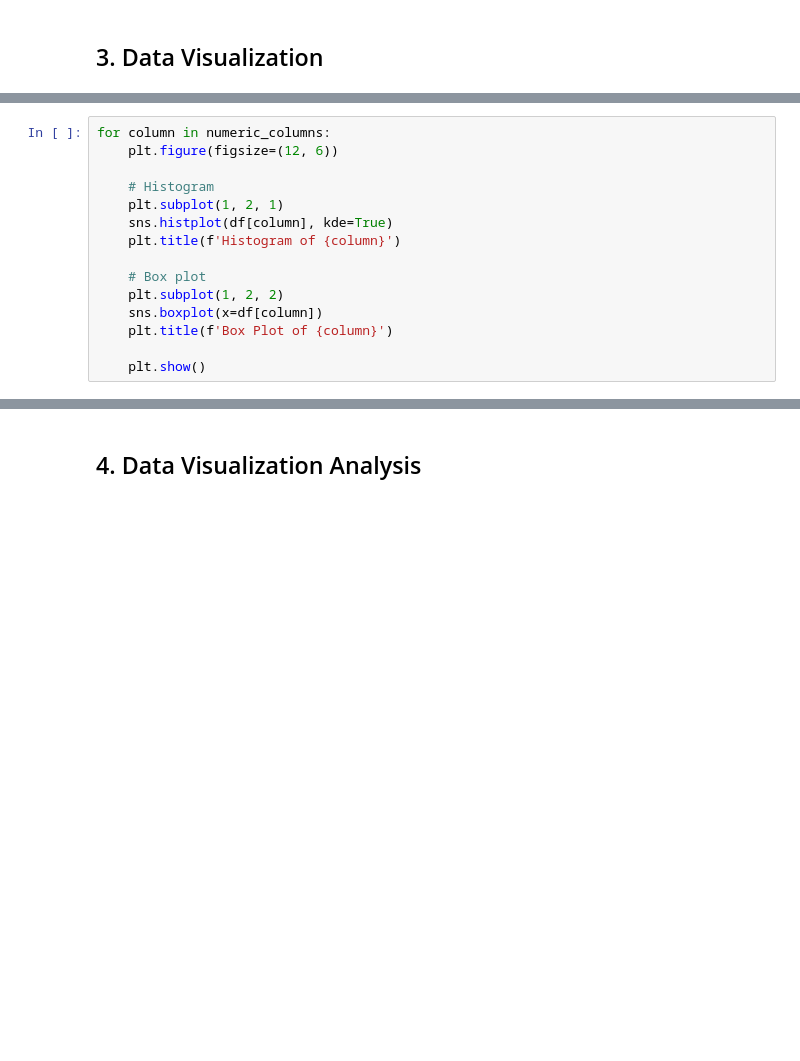
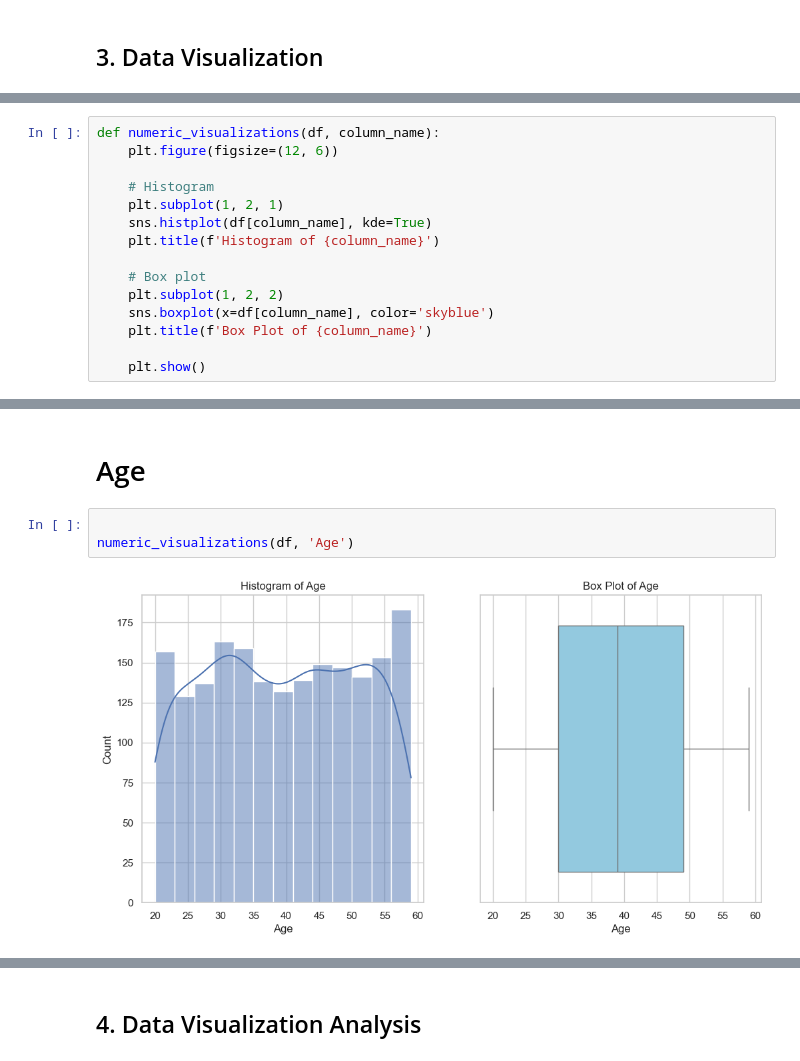
Before and after one commit to salsbiila/K02-IF2220-13522060-13522062, a Jupyter notebook: Health.ipynb, the cells around one changed output, grey strips where cells are left out. Drawn from its saved outputs; the diff is of its cells as text; blank space fills up the shorter version.

```diff
--- a/Health.ipynb
+++ b/Health.ipynb
@@ -366,15 +366,15 @@ for column in numeric_columns:
 # %%
-for column in numeric_columns:
+def numeric_visualizations(df, column_name):
     plt.figure(figsize=(12, 6))
 
     # Histogram
     plt.subplot(1, 2, 1)
-    sns.histplot(df[column], kde=True)
-    plt.title(f'Histogram of {column}')
+    sns.histplot(df[column_name], kde=True)
+    plt.title(f'Histogram of {column_name}')
 
     # Box plot
     plt.subplot(1, 2, 2)
-    sns.boxplot(x=df[column])
-    plt.title(f'Box Plot of {column}')
+    sns.boxplot(x=df[column_name], color='skyblue')
+    plt.title(f'Box Plot of {column_name}')
 
     plt.show()
@@ -389,0 +381,7 @@ for column in numeric_columns:
+# %% [markdown]
+# Age
+# %%
+
+numeric_visualizations(df, 'Age')
+# %% [output]
+[figure, added]
```
Also changed, not shown: parts of 35 cells of this notebook.
